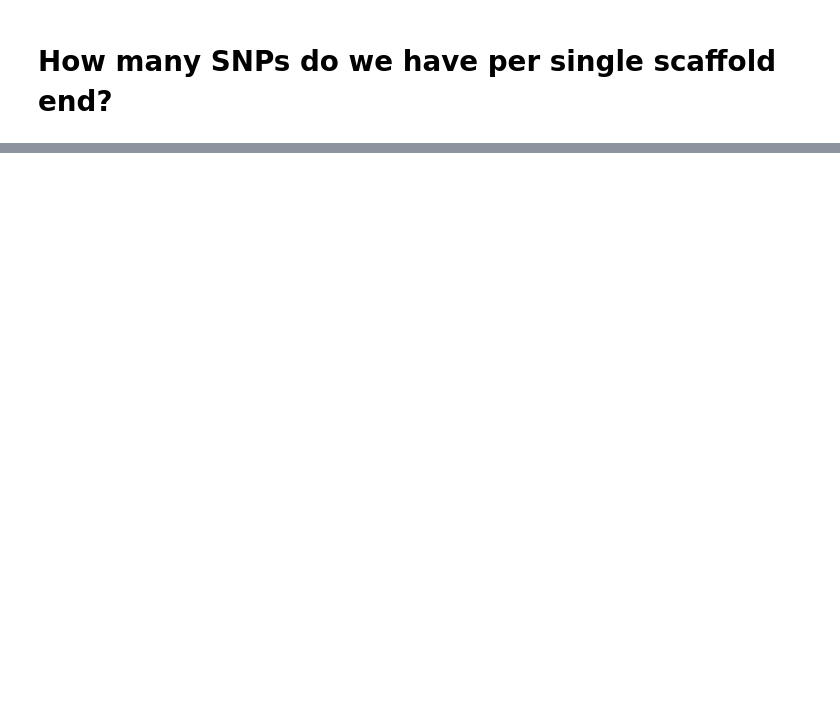
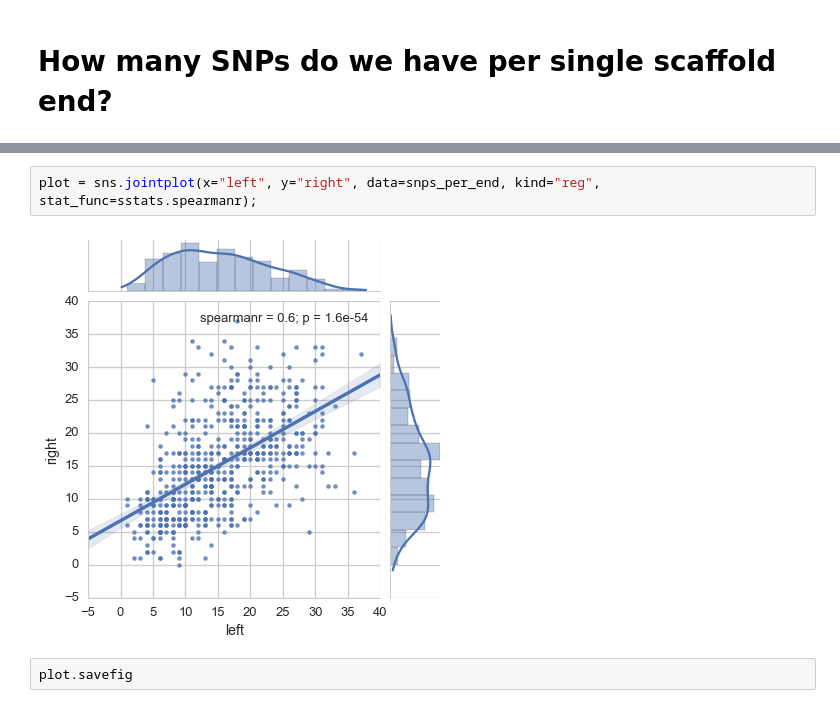
Before and after one commit to xguse/ipy_notebooks, a Jupyter notebook: YALE/Scaffold_order/2016-04-25__explore_interscaffold_LD.ipynb, the cells around one changed output, grey strips where cells are left out. Saved outputs shown, nothing was run; the diff lists cells and outputs as text; blank space fills up the shorter version.

```diff
--- a/YALE/Scaffold_order/2016-04-25__explore_interscaffold_LD.ipynb
+++ b/YALE/Scaffold_order/2016-04-25__explore_interscaffold_LD.ipynb
@@ -93,0 +97,6 @@ Name: POS1, dtype: object
+# %%
+plot = sns.jointplot(x="left", y="right", data=snps_per_end, kind="reg", stat_func=sstats.spearmanr);
+# %% [output]
+[figure, added]
+# %%
+plot.savefig
```
Also changed, not shown: parts of 26 cells of this notebook, 6 other files.
